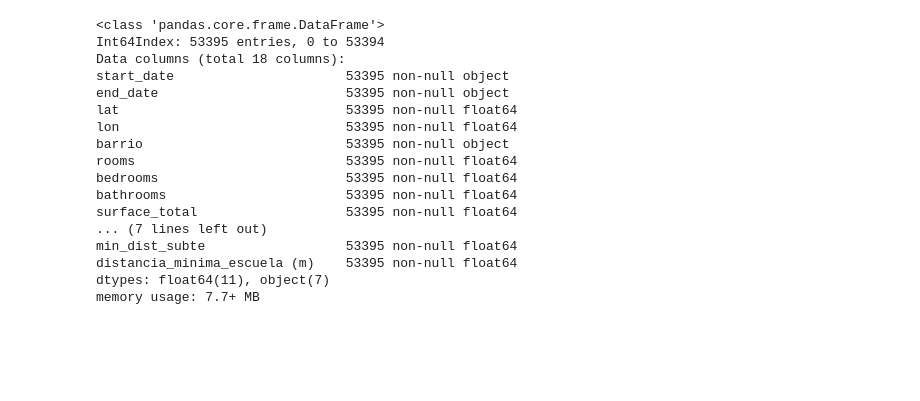
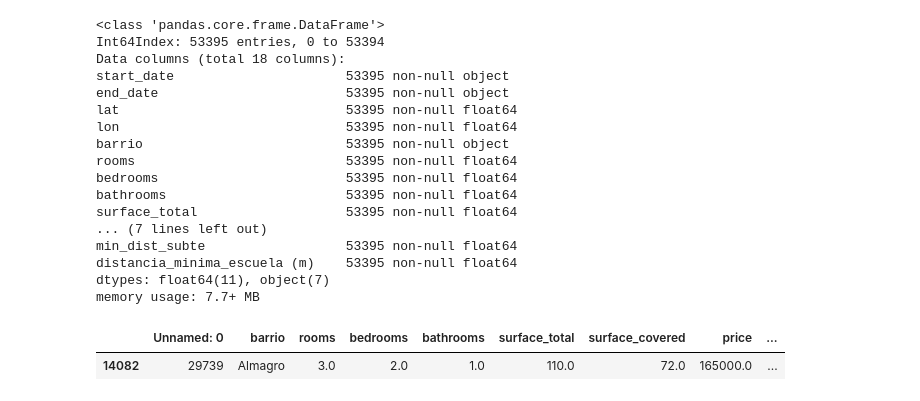
Before and after one commit to Santiago-Pinto/TPSistemasInteligentes, a Jupyter notebook: Analisis distancia a escuelas.ipynb, the cells around one changed output. Saved outputs shown, nothing was run; the diff lists cells and outputs as text; code cells hidden in the pictures; blank space fills up the shorter version.

```diff
--- a/Analisis distancia a escuelas.ipynb
+++ b/Analisis distancia a escuelas.ipynb
@@ -158,0 +159,6 @@ propiedades.to_csv('dataFiltrada/dataV4.csv')
+# %%
+dataFiltrada =  pd.read_csv("dataFiltrada/wekaSOM4.csv")
+dataFiltrada.sample()
+# %% [output]
+|  | Unnamed: 0 | barrio | rooms | bedrooms | bathrooms | surface_total | surface_covered | price | ... |
+| 14082 | 29739 | Almagro | 3.0 | 2.0 | 1.0 | 110.0 | 72.0 | 165000.0 | ... |
```
Also changed, not shown: parts of 6 cells of this notebook, 1 other file.
